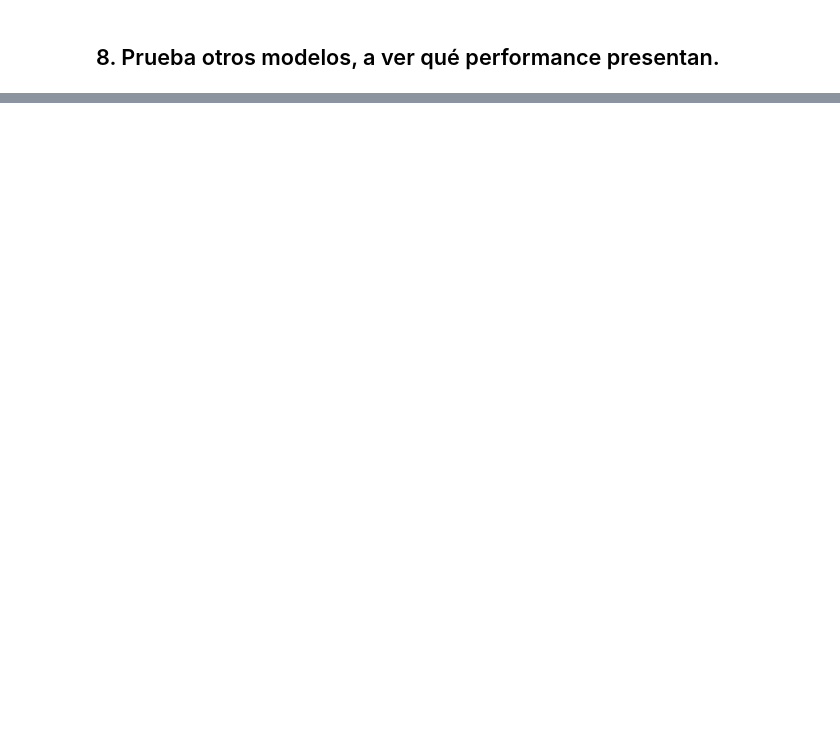
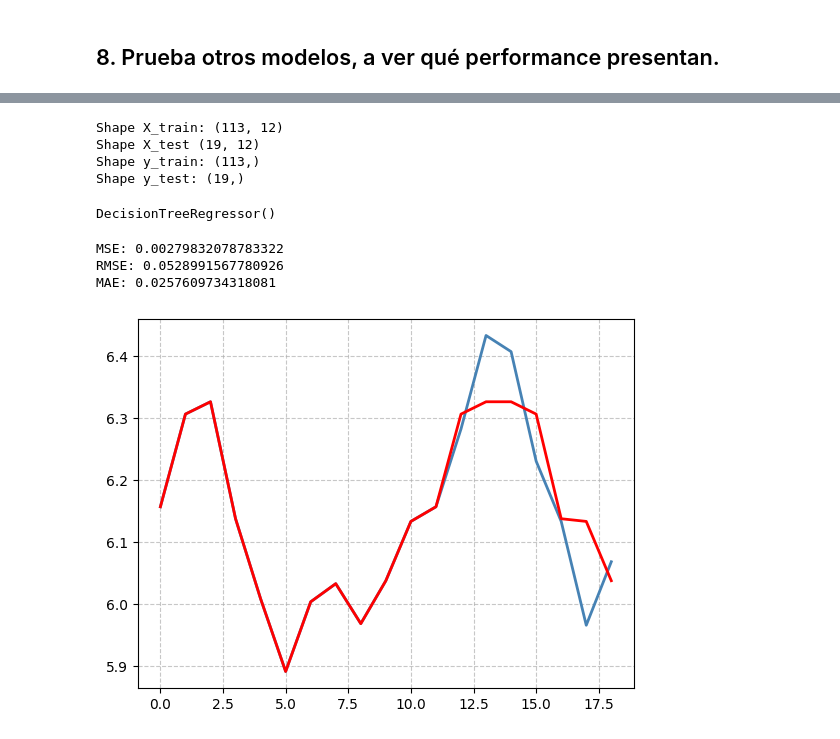
Before and after one commit to danilaviaart-lgtm/ds_curso, a Jupyter notebook: 3-Machine Learning/4-Series temporales/ejercicios/Air Passengers Prediction.ipynb, the cells around one changed output, grey strips where cells are left out. Drawn from its saved outputs; the diff is of its cells as text; code cells hidden in the pictures; blank space fills up the shorter version.

```diff
--- a/3-Machine Learning/4-Series temporales/ejercicios/Air Passengers Prediction.ipynb
+++ b/3-Machine Learning/4-Series temporales/ejercicios/Air Passengers Prediction.ipynb
@@ -343,0 +329,52 @@ MAE: 0.035043466162095575
+# %%
+X = df.iloc[:,1:].values
+y = df.iloc[:, 0].values
+
+X_train = X[:113]
+X_test = X[101:]
+y_train = y[:113]
+y_test = y[101:]
+
+print("Shape X_train:", X_train.shape)
+print("Shape X_test", X_test.shape)
+print("Shape y_train:", y_train.shape)
+print("Shape y_test:", y_test.shape)
+# %% [output]
+Shape X_train: (113, 12)
+Shape X_test (19, 12)
+Shape y_train: (113,)
+Shape y_test: (19,)
+# %%
+from sklearn.tree import DecisionTreeRegressor
+
+tree = DecisionTreeRegressor()
+
+tree.fit(X_train, y_train)
+# %% [output]
+DecisionTreeRegressor()
+# %%
+y_pred_train = tree.predict(X_train)
+y_pred_test = tree.predict(X_test)
+
+mse_test = mean_squared_error(y_test, y_pred_test)
+rmse_test = np.sqrt(mse_test)
+mae_test = mean_absolute_error(y_test, y_pred_test)
+
+mse_train = mean_squared_error(y_train, y_pred_train)
+rmse_train = np.sqrt(mse_train)
+
+print(f"MSE: {mse_test}")
+print(f"RMSE: {rmse_test}")
+print(f"MAE: {mae_test}")
+# %% [output]
+MSE: 0.00279832078783322
+RMSE: 0.0528991567780926
+MAE: 0.0257609734318081
+# %%
+plt.plot(y_test, label='Real (y_test)', color='steelblue', linewidth=2)
+plt.plot(y_pred_test, label='Predicción (Decision Tree)', color='red', linewidth=2)
+plt.grid(True, linestyle='--', alpha=0.7)
+
+plt.show()
+# %% [output]
+[figure, added]
```
Also changed, not shown: parts of 16 cells of this notebook.
